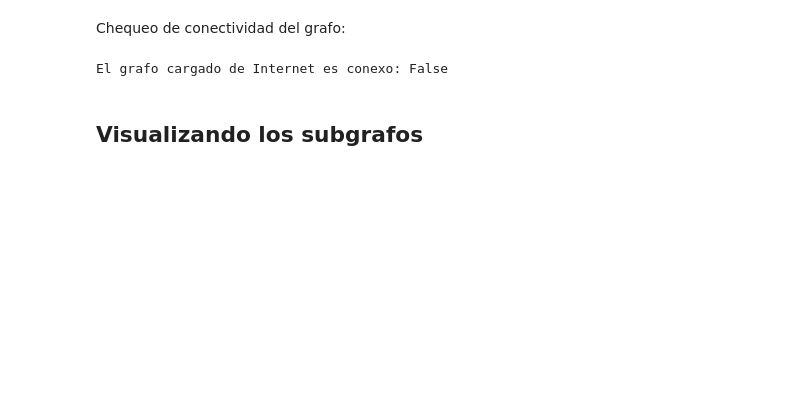
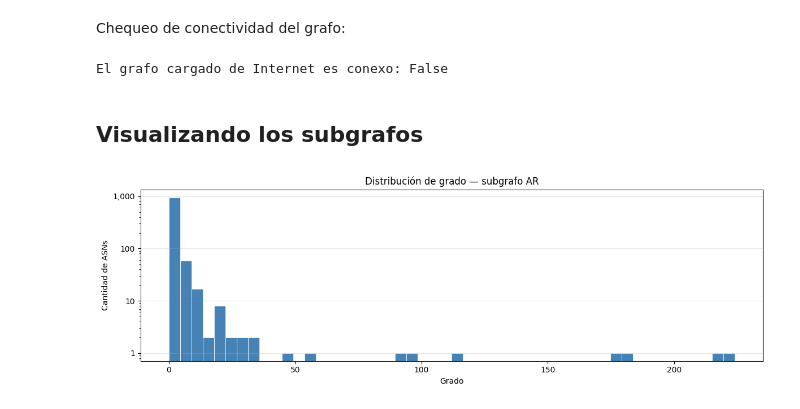
Before and after one commit to carlos-cagnazzo/internet-topology-ris, a Jupyter notebook: eda/eda-subgrafos-regionales.ipynb, the cells around one changed output. Cells and saved outputs as stored; diff of their text form; code cells hidden in the pictures; blank space fills up the shorter version.

```diff
--- a/eda/eda-subgrafos-regionales.ipynb
+++ b/eda/eda-subgrafos-regionales.ipynb
@@ -2,6 +2,16 @@
 # EDA Subgrafos Regionales
 
 Muestreo desde los ASes mas conectados, pero filtrando por subregiones
+# %%
+# --- Configuración ---
+
+CC_FILTER = "ar"       # código de país ISO 3166-1 alpha-2 (ej: "ar", "br", "de")
+
+HIST_BINS = 50         # bins para el histograma de grado
+
+# Máximo de nodos a renderizar en el grafo.
+# El umbral de grado mínimo se calcula automáticamente para no superar este límite.
+GRAPH_MAX_NODES = 300
 # %% [markdown]
 ## Carga del grafo anotado
 # %%
@@ -42,13 +52,9 @@ El grafo cargado de Internet es conexo: True
 
 Filtro el grafo por ciertos codigos de pais o por rir.
 # %%
-# select nodes with cc == "ar"
 cc_nodes = [n for n, attrs in G.nodes(data=True)
-            if attrs.get("cc") == "us"]
-
-# create subgraph
+            if attrs.get("cc") == CC_FILTER]
 G_cc = G.subgraph(cc_nodes).copy()
 
-print(G_cc.number_of_nodes())
-print(G_cc.number_of_edges())
+print(f"Subgrafo {CC_FILTER.upper()}: {G_cc.number_of_nodes():,} nodos, {G_cc.number_of_edges():,} aristas")
 # %% [output]
@@ -62,3 +67,21 @@ print(f"El grafo cargado de Internet es conexo: {nx.is_connected(G_cc)}")
 El grafo cargado de Internet es conexo: False
 # %% [markdown]
 ## Visualizando los subgrafos
+# %%
+import numpy as np
+import matplotlib.pyplot as plt
+
+degrees = np.array(sorted(d for _, d in G_cc.degree()))
+
+fig, ax = plt.subplots(figsize=(12, 4))
+ax.hist(degrees, bins=HIST_BINS, color="steelblue", edgecolor="white", linewidth=0.5)
+ax.set_yscale("log")
+ax.set_title(f"Distribución de grado — subgrafo {CC_FILTER.upper()}")
+ax.set_xlabel("Grado")
+ax.set_ylabel("Cantidad de ASNs")
+ax.yaxis.set_major_formatter(plt.FuncFormatter(lambda x, _: f"{int(x):,}"))
+ax.grid(axis="y", alpha=0.3)
+plt.tight_layout()
+plt.show()
+# %% [output]
+[figure, added]
```
Also changed, not shown: parts of 4 cells of this notebook, 2 other files.
